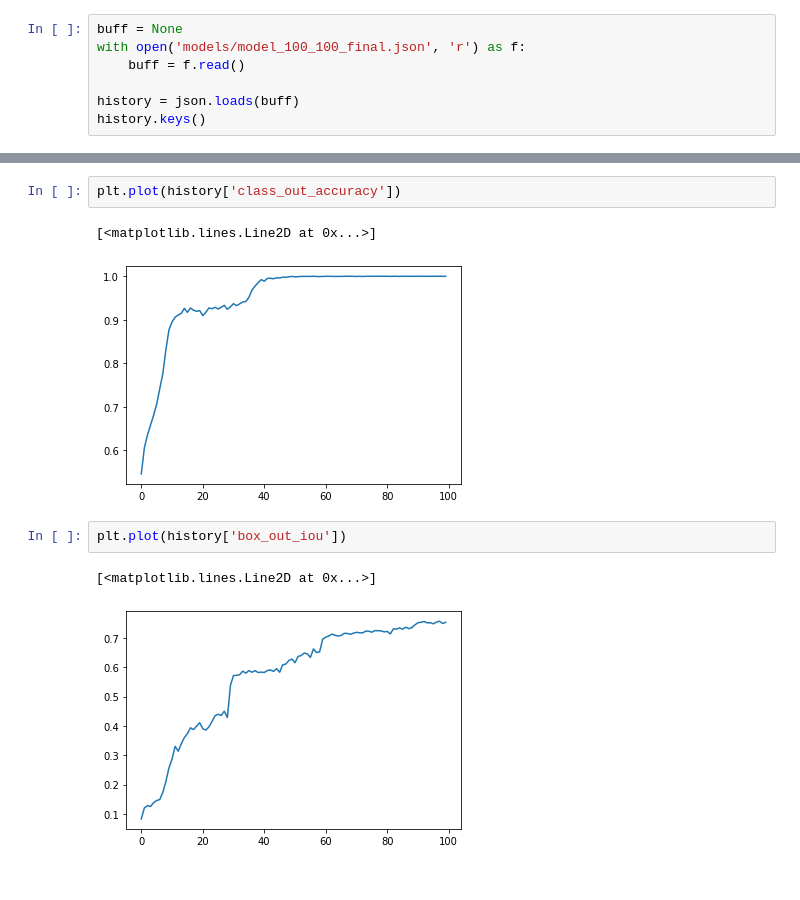
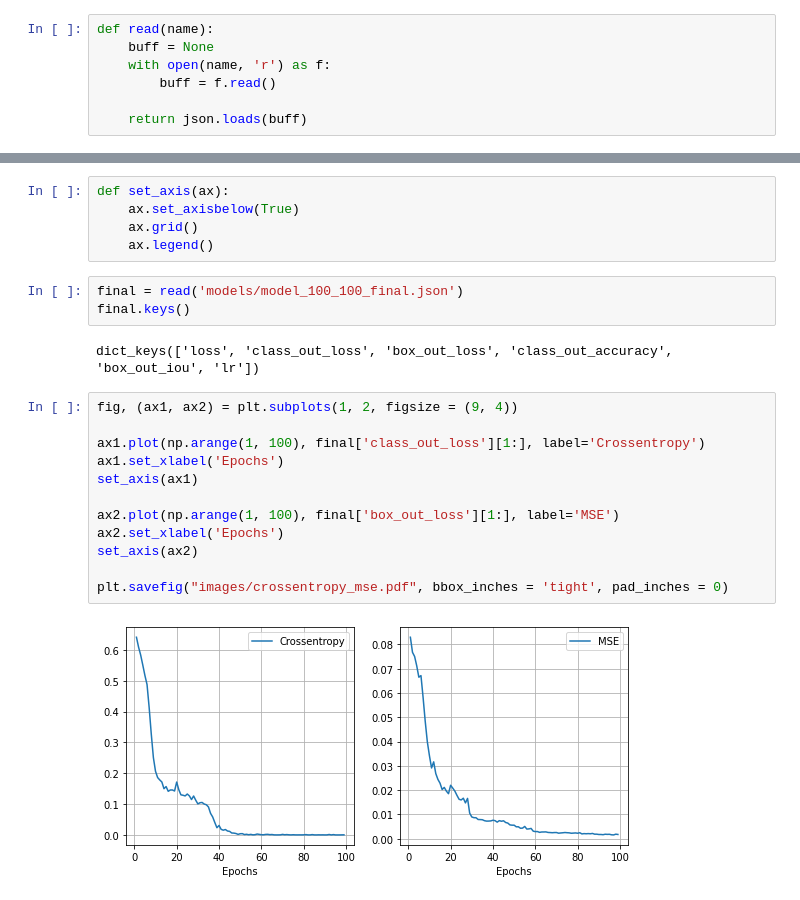
Before and after one commit to BohdanBuhrii/tanks-localization, a Jupyter notebook: Results.ipynb, the cells around one changed output, grey strips where cells are left out. Saved outputs shown, nothing was run; the diff lists cells and outputs as text.

```diff
--- a/Results.ipynb
+++ b/Results.ipynb
@@ -4,7 +5,7 @@ import matplotlib.pyplot as plt
 # %%
-buff = None
-with open('models/model_100_100_final.json', 'r') as f:
-    buff = f.read()
+def read(name):
+    buff = None
+    with open(name, 'r') as f:
+        buff = f.read()
 
-history = json.loads(buff)
-history.keys()
+    return json.loads(buff)
@@ -18,10 +12,24 @@ plt.plot(history['class_out_loss'])
-# %%
-plt.plot(history['class_out_accuracy'])
-# %% [output]
-[<matplotlib.lines.Line2D at 0x...>]
-[figure, removed]
-# %%
-plt.plot(history['box_out_iou'])
-# %% [output]
-[<matplotlib.lines.Line2D at 0x...>]
-[figure, removed]
+# %%
+def set_axis(ax):
+    ax.set_axisbelow(True)
+    ax.grid()
+    ax.legend()
+# %%
+final = read('models/model_100_100_final.json')
+final.keys()
+# %% [output]
+dict_keys(['loss', 'class_out_loss', 'box_out_loss', 'class_out_accuracy', 'box_out_iou', 'lr'])
+# %%
+fig, (ax1, ax2) = plt.subplots(1, 2, figsize = (9, 4))
+
+ax1.plot(np.arange(1, 100), final['class_out_loss'][1:], label='Crossentropy')
+ax1.set_xlabel('Epochs')
+set_axis(ax1)
+
+ax2.plot(np.arange(1, 100), final['box_out_loss'][1:], label='MSE')
+ax2.set_xlabel('Epochs')
+set_axis(ax2)
+
+plt.savefig("images/crossentropy_mse.pdf", bbox_inches = 'tight', pad_inches = 0)
+# %% [output]
+[figure, added]
```
Also changed, not shown: parts of 4 cells of this notebook, 20 other files.
